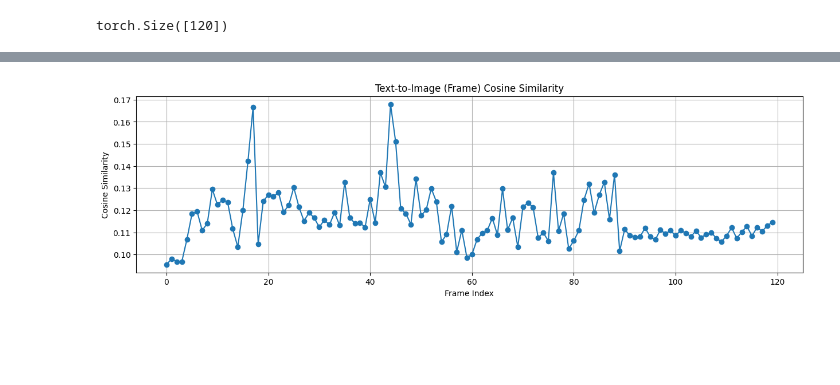
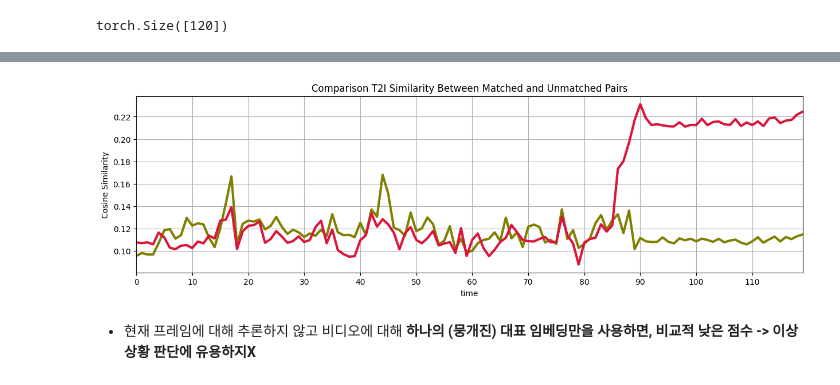
Before and after one commit to SMWU-IT-Graduate-Project-2025/OMNi, a Jupyter notebook: model/example.ipynb, the cells around one changed output, grey strips where cells are left out. Cells and saved outputs as stored; diff of their text form; code cells hidden in the pictures; blank space fills up the shorter version.

```diff
--- a/model/example.ipynb
+++ b/model/example.ipynb
@@ -349,7 +245,7 @@ import torch
 from transformers import CLIPTokenizer, CLIPTextModelWithProjection
 
 
-search_sentence = "a person is singing"
+search_sentence = "a person is lying down"
 
 model = CLIPTextModelWithProjection.from_pretrained("Searchium-ai/clip4clip-webvid150k")
 tokenizer = CLIPTokenizer.from_pretrained("Searchium-ai/clip4clip-webvid150k")
@@ -362,7 +258,7 @@ final_output = outputs[0] / outputs[0].norm(dim=-1, keepdim=True)
 print(final_output.shape) # torch.Size([1, 512])
 
 text_embeddings = final_output.cpu().detach().numpy()
-text_embeddings.shape
+text_embeddings.shape # 1.4s
 # %% [output]
 torch.Size([1, 512])
 (1, 512)
@@ -387,0 +286,30 @@ plt.show()
+# %%
+# Extracting Text Embeddings
+import numpy as np
+import torch
+from transformers import CLIPTokenizer, CLIPTextModelWithProjection
+
+
+unmatched_sentence = "a person is singing"
+inputs = tokenizer(text=unmatched_sentence , return_tensors="pt")
+unmatched_outputs = model(input_ids=inputs["input_ids"], attention_mask=inputs["attention_mask"])
+
+# Normalize embeddings for retrieval:
+unmatched_final_output = unmatched_outputs[0] / unmatched_outputs[0].norm(dim=-1, keepdim=True)
+print(unmatched_final_output.shape) # torch.Size([1, 512])
+
+text_embeddings = unmatched_final_output.cpu().detach().numpy()
+print(text_embeddings.shape) # (1,512)
+
+dis_similarities = torch.matmul(video_embeddings, unmatched_final_output.T).squeeze(1)  # (120, 1) -> (120,)
+print(dis_similarities.shape) # torch.Size([120])
+
+plt.figure(figsize=(15, 4))
+plt.plot(dis_similarities.detach().numpy(), c='olive', linewidth=3)
+plt.title("Text-to-Image (Frame) Cosine Similarity at Unmatched Pairs\n " + f"<{unmatched_sentence}>")
+plt.xlim(0, dis_similarities.shape[0]-1)
+plt.xticks(np.arange(0, dis_similarities.shape[0], 10)) # x축 눈금 간격 설정
+plt.xlabel("time (frame index)")
+plt.ylabel("Cosine Similarity")
+plt.grid(True)
+plt.show()
@@ -388,13 +321,18 @@ plt.show()
 # %%
 plt.figure(figsize=(15, 4))
-plt.plot(similarities.detach().numpy(), marker='o')
-plt.title("Text-to-Image (Frame) Cosine Similarity")
-plt.xlabel("Frame Index")
+plt.plot(dis_similarities.detach().numpy(), c='olive', linewidth=3)
+plt.plot(similarities.detach().numpy(), c='crimson', linewidth=3)
+plt.title("Comparison T2I Similarity Between Matched and Unmatched Pairs")
+plt.xlim(0, similarities.shape[0]-1)
+plt.xticks(np.arange(0, similarities.shape[0], 10))
+plt.xlabel("time")
 plt.ylabel("Cosine Similarity")
 plt.grid(True)
 plt.show()
 # %% [output]
-[figure, old version]
+[figure, new version]
+# %% [markdown]
+- 현재 프레임에 대해 추론하지 않고 비디오에 대해 **하나의 (뭉개진) 대표 임베딩만을 사용하면, 비교적 낮은 점수 -> 이상상황 판단에 유용하지X**
 # %%
 mean_pooled_visual_output = torch.mean(video_embeddings, dim=0)             # mean of all embeddings: torch.Size([512])
 mean_pooled_visual_output = mean_pooled_visual_output / mean_pooled_visual_output.norm(dim=-1, keepdim=True) # normalizing the embeddings: torch.Size([512])
```
Also changed, not shown: parts of 38 cells of this notebook.
